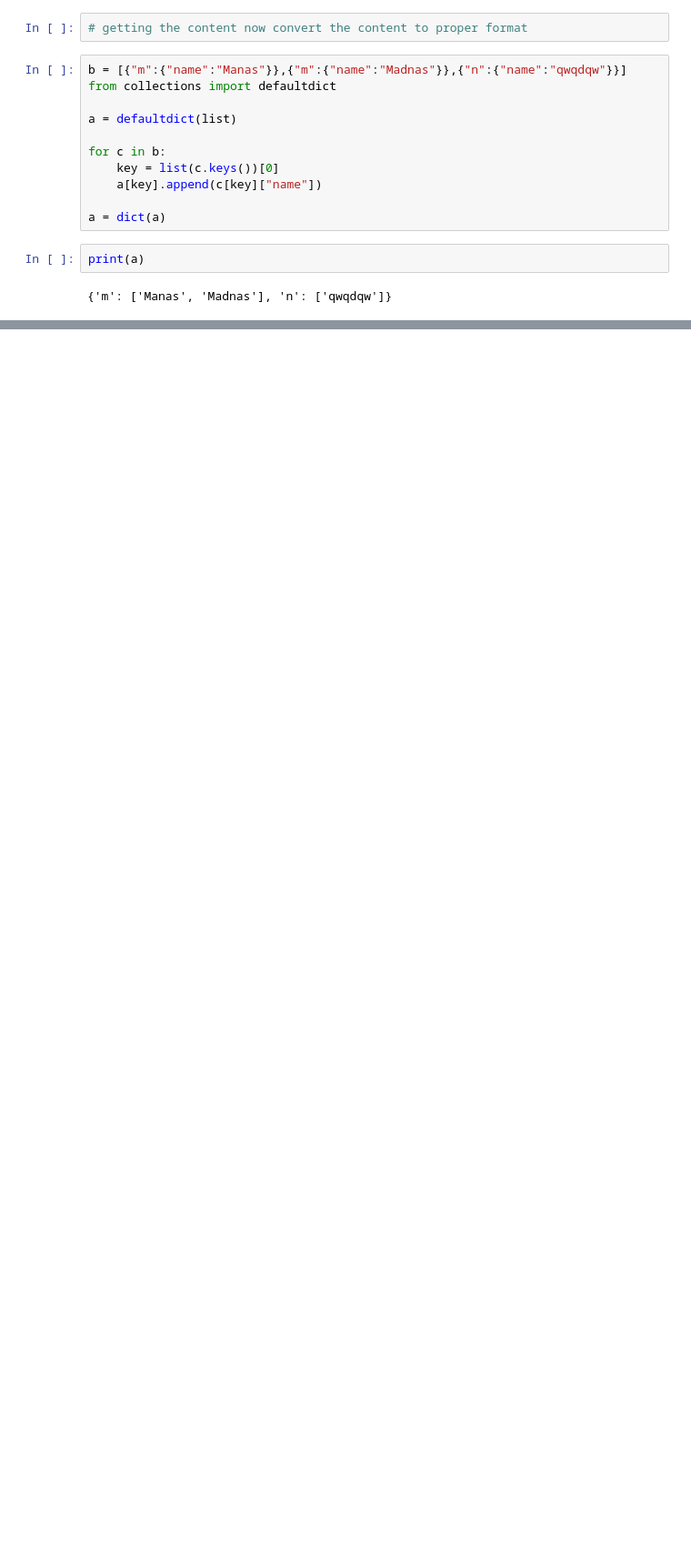
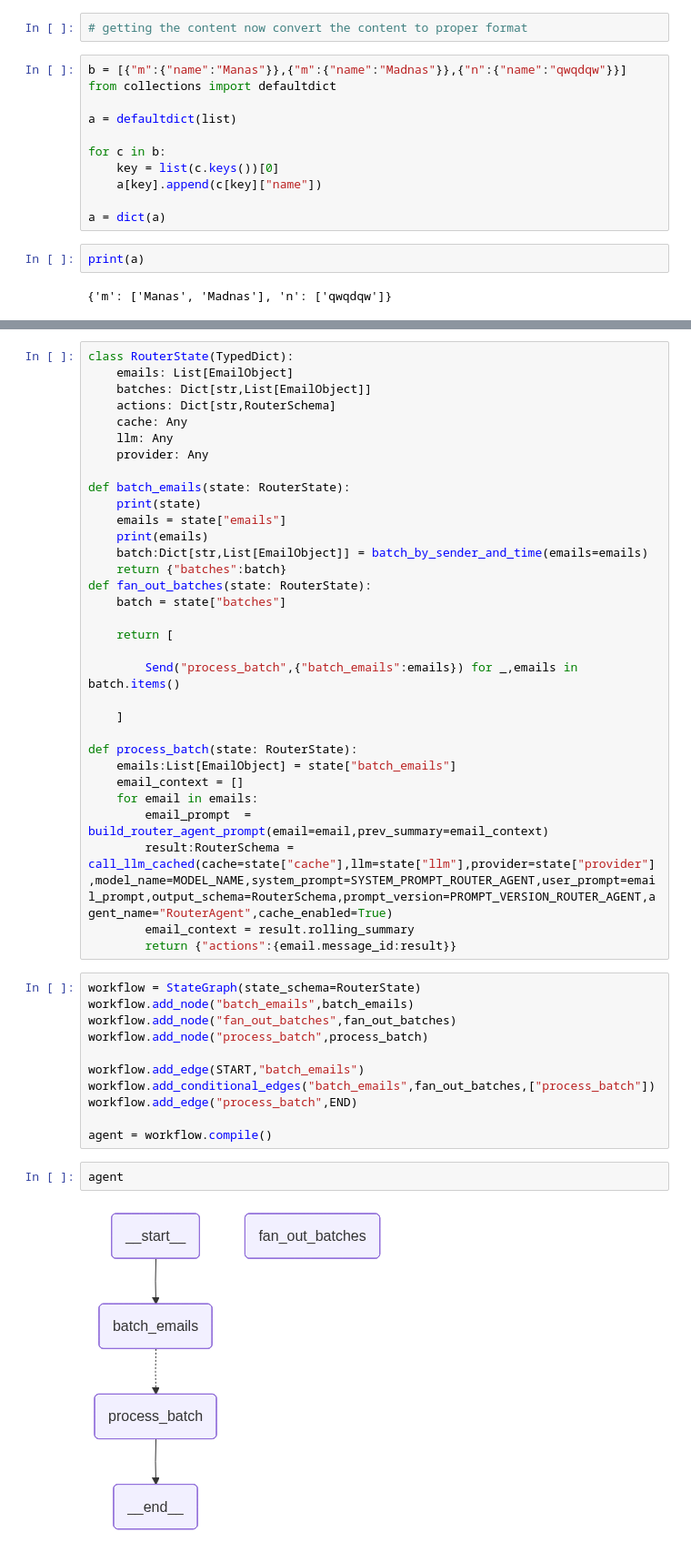
Before and after one commit to ManasT10-14/MailMind, a Jupyter notebook: testing.ipynb, the cells around one changed output, grey strips where cells are left out. Shown at 91% size. Saved outputs shown, nothing was run; the diff lists cells and outputs as text; blank space fills up the shorter version.

Commit message:
complete router agent 90%

```diff
--- a/testing.ipynb
+++ b/testing.ipynb
@@ -263,0 +336,47 @@ print(a)
+# %%
+class RouterState(TypedDict):
+    emails: List[EmailObject]
+    batches: Dict[str,List[EmailObject]]
+    actions: Dict[str,RouterSchema]
+    cache: Any
+    llm: Any
+    provider: Any
+
+def batch_emails(state: RouterState):
+    print(state)
+    emails = state["emails"]
+    print(emails)
+    batch:Dict[str,List[EmailObject]] = batch_by_sender_and_time(emails=emails)
+    return {"batches":batch}
+def fan_out_batches(state: RouterState):
+    batch = state["batches"]
+
+    return [
+
+        Send("process_batch",{"batch_emails":emails}) for _,emails in batch.items()
+
+    ]
+
+def process_batch(state: RouterState):
+    emails:List[EmailObject] = state["batch_emails"]
+    email_context = []
+    for email in emails:
+        email_prompt  = build_router_agent_prompt(email=email,prev_summary=email_context)
+        result:RouterSchema = call_llm_cached(cache=state["cache"],llm=state["llm"],provider=state["provider"],model_name=MODEL_NAME,system_prompt=SYSTEM_PROMPT_ROUTER_AGENT,user_prompt=email_prompt,output_schema=RouterSchema,prompt_version=PROMPT_VERSION_ROUTER_AGENT,agent_name="RouterAgent",cache_enabled=True)
+        email_context = result.rolling_summary
+        return {"actions":{email.message_id:result}}
+# %%
+workflow = StateGraph(state_schema=RouterState)
+workflow.add_node("batch_emails",batch_emails)
+workflow.add_node("fan_out_batches",fan_out_batches)
+workflow.add_node("process_batch",process_batch)
+
+workflow.add_edge(START,"batch_emails")
+workflow.add_conditional_edges("batch_emails",fan_out_batches,["process_batch"])
+workflow.add_edge("process_batch",END)
+
+agent = workflow.compile()
+# %%
+agent
+# %% [output]
+[figure, added]
```
Also changed, not shown: parts of 27 cells of this notebook, 12 other files.
